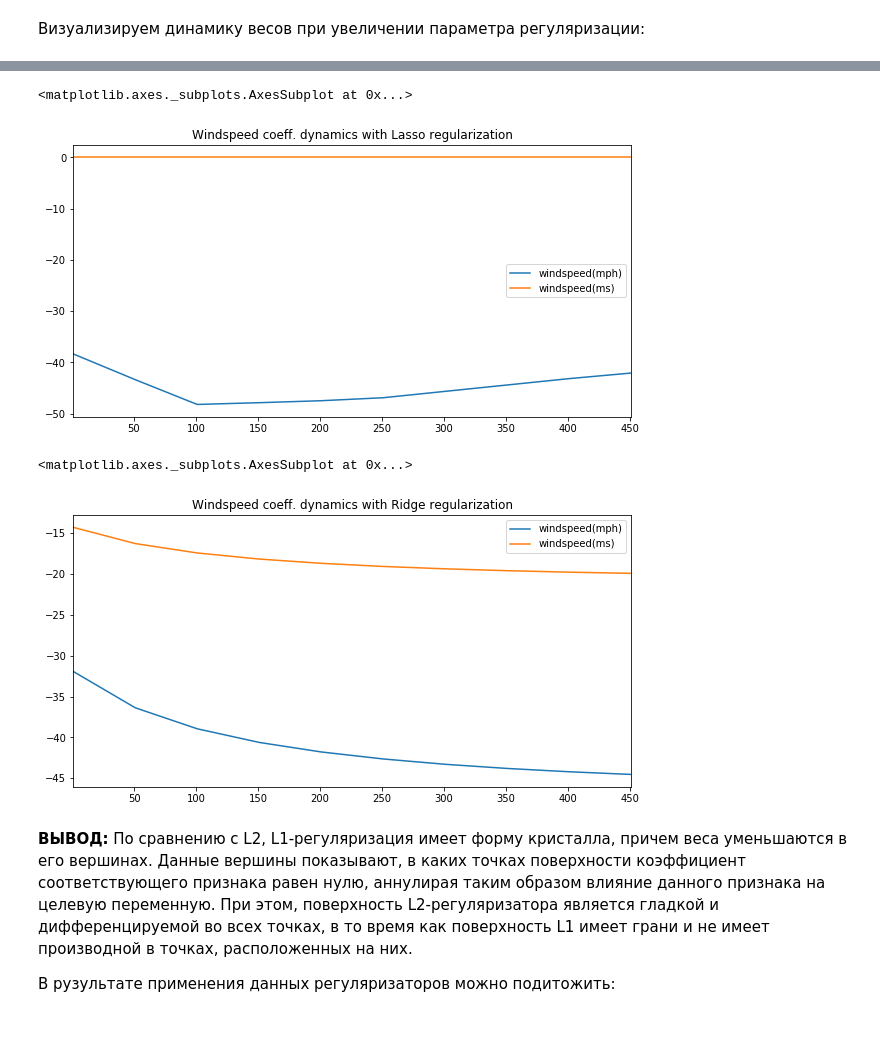
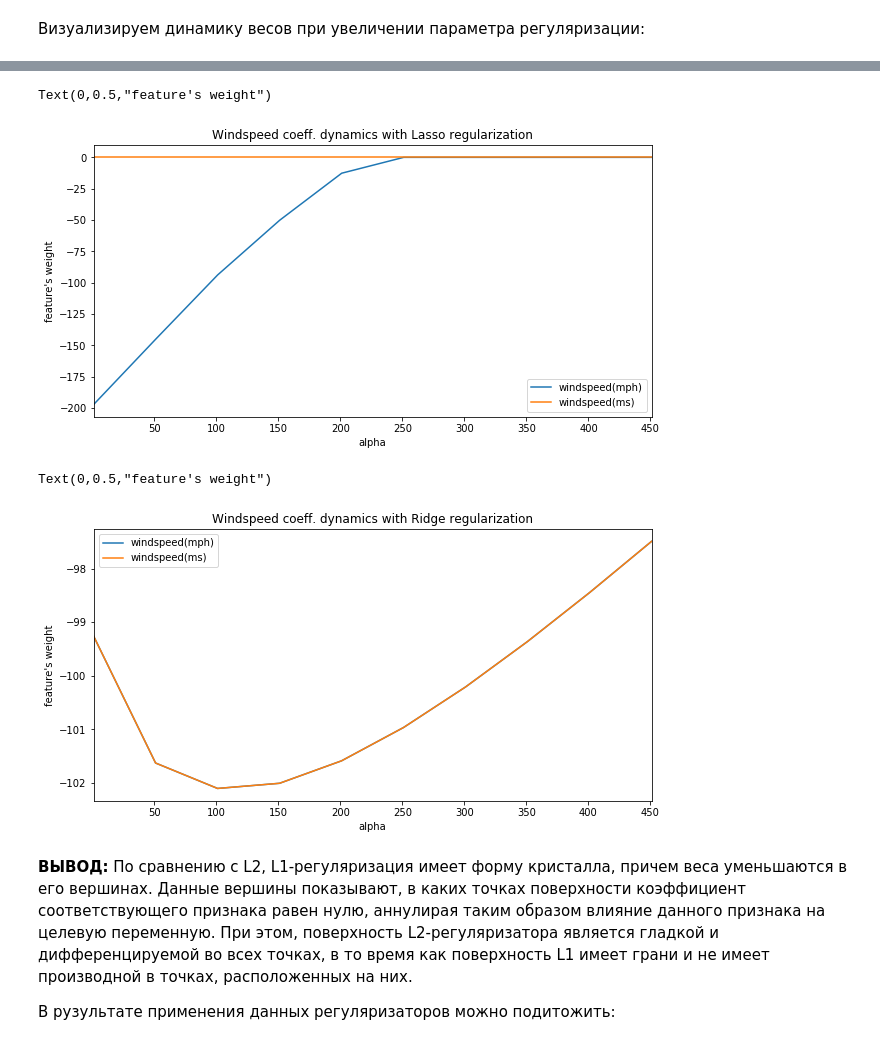
Before and after one commit to avikulin/PythonMath, a Jupyter notebook: Yandex ML Course #2/Labs/OverfittingTask.ipynb, the cells around one changed output, grey strips where cells are left out. Cells and saved outputs as stored; diff of their text form; code cells hidden in the pictures.

```diff
--- a/Yandex ML Course #2/Labs/OverfittingTask.ipynb
+++ b/Yandex ML Course #2/Labs/OverfittingTask.ipynb
@@ -225,7 +225,7 @@ from sklearn.linear_model import LinearRegression
 # Можно выводить пары (название признака, вес), воспользовавшись функцией zip, встроенной в язык python
 # Названия признаков хранятся в переменной df.columns
 regr = LinearRegression()
-regr.fit(df_features, df_target)
-print "Regression coefficients:\n", zip(df_features.columns, regr.coef_[0])
+regr.fit(X=X, y=y)
+print "Regression coefficients:\n", zip(df_features.columns, regr.coef_)
 # %% [output]
 Regression coefficients:
@@ -250,7 +250,7 @@ from sklearn.linear_model import Lasso, Ridge
 # Код 2.2 (0.5 балла)
 # Обучите линейную модель с L1-регуляризацией и выведите веса
 lasso_regression = Lasso()
-lasso_regression.fit(df_features, df_target)
+lasso_regression.fit(X, y)
 print "Lasso regression coefficients:\n\n", zip(df_features.columns, lasso_regression.coef_)
 # %% [output]
 Lasso regression coefficients:
@@ -261,8 +261,8 @@ Lasso regression coefficients:
 # Обучите линейную модель с L2-регуляризацией и выведите веса
 
 ridge_regression = Ridge()
-ridge_regression.fit(df_features, df_target)
-print "Ridge regression coefficients:\n\n", zip(df_features.columns, ridge_regression.coef_[0])
+ridge_regression.fit(X, y)
+print "Ridge regression coefficients:\n\n", zip(df_features.columns, ridge_regression.coef_)
 # %% [output]
 Ridge regression coefficients:
 
@@ -289,10 +289,10 @@ for idx, alpha_value in enumerate(alphas):
     ridge_regressor = Ridge(alpha=alpha_value)
     lasso_regressor = Lasso(alpha=alpha_value)
 
-    ridge_regressor.fit(df_features, df_target)
-    lasso_regressor.fit(df_features, df_target)
+    ridge_regressor.fit(X, y)
+    lasso_regressor.fit(X, y)
 
-    coefs_ridge[idx, :] = ridge_regressor.coef_[0]
+    coefs_ridge[idx, :] = ridge_regressor.coef_
     coefs_lasso[idx, :] = lasso_regressor.coef_
 
 
@@ -376,15 +377,19 @@ compare_df.plot(use_index=True, kind="line",figsize=(10,5),
 # %%
-lasso_coefs_df.plot(use_index=True, y=["windspeed(mph)","windspeed(ms)"], figsize=(10,5),
+ax = lasso_coefs_df.plot(use_index=True, y=["windspeed(mph)","windspeed(ms)"], figsize=(10,5),
                     kind="line", legend=True, title="Windspeed coeff. dynamics with Lasso regularization")
+ax.set_xlabel("alpha")
+ax.set_ylabel("feature's weight")
 # %% [output]
-<matplotlib.axes._subplots.AxesSubplot at 0x...>
+Text(0,0.5,"feature's weight")
-[figure, old version]
+[figure, new version]
 # %%
-ridge_coefs_df.plot(use_index=True, y=["windspeed(mph)","windspeed(ms)"], figsize=(10,5),
+ax = ridge_coefs_df.plot(use_index=True, y=["windspeed(mph)","windspeed(ms)"], figsize=(10,5),
                     kind="line", legend=True, title="Windspeed coeff. dynamics with Ridge regularization")
+ax.set_xlabel("alpha")
+ax.set_ylabel("feature's weight")
 # %% [output]
-<matplotlib.axes._subplots.AxesSubplot at 0x...>
+Text(0,0.5,"feature's weight")
-[figure, old version]
+[figure, new version]
 # %% [markdown]
 **ВЫВОД:**
 По сравнению с L2, L1-регуляризация имеет форму кристалла, причем веса уменьшаются в его вершинах. Данные вершины показывают, в каких точках поверхности коэффициент соответствующего признака равен нулю, аннулирая таким образом влияние данного признака на целевую переменную. При этом, поверхность L2-регуляризатора является гладкой и дифференцируемой во всех точках, в то время как поверхность L1 имеет грани и не имеет производной в точках, расположенных на них.
```
Also changed, not shown: parts of 14 cells of this notebook.
